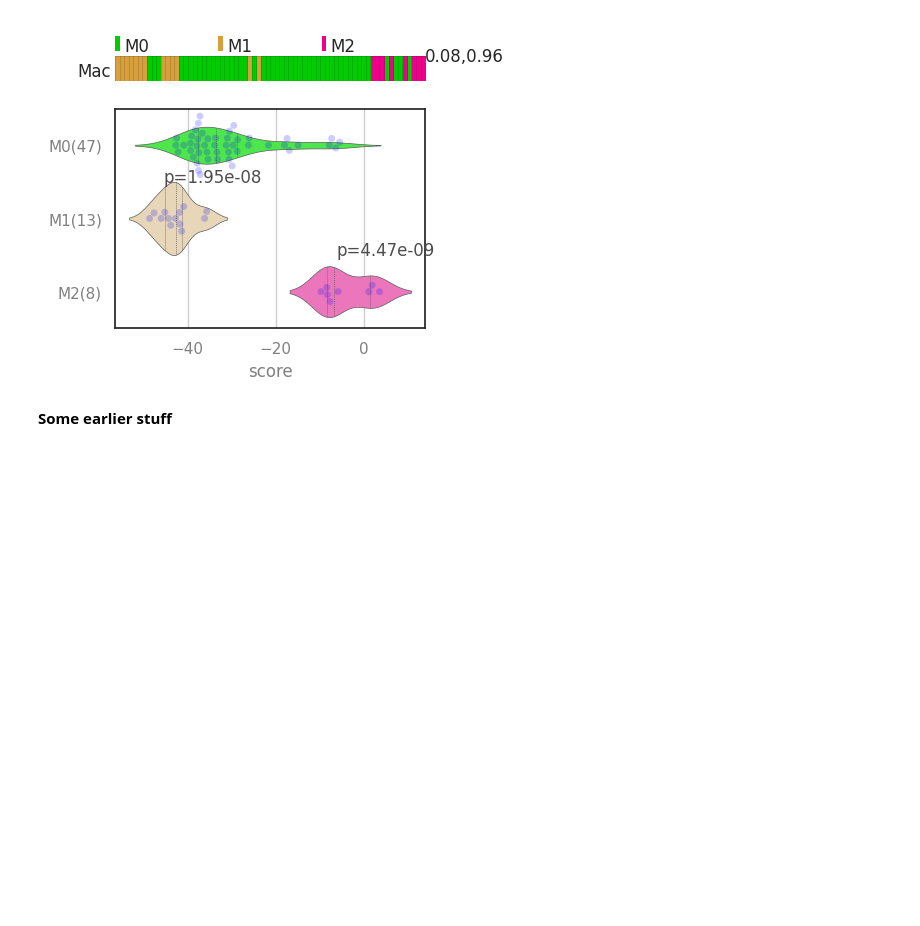
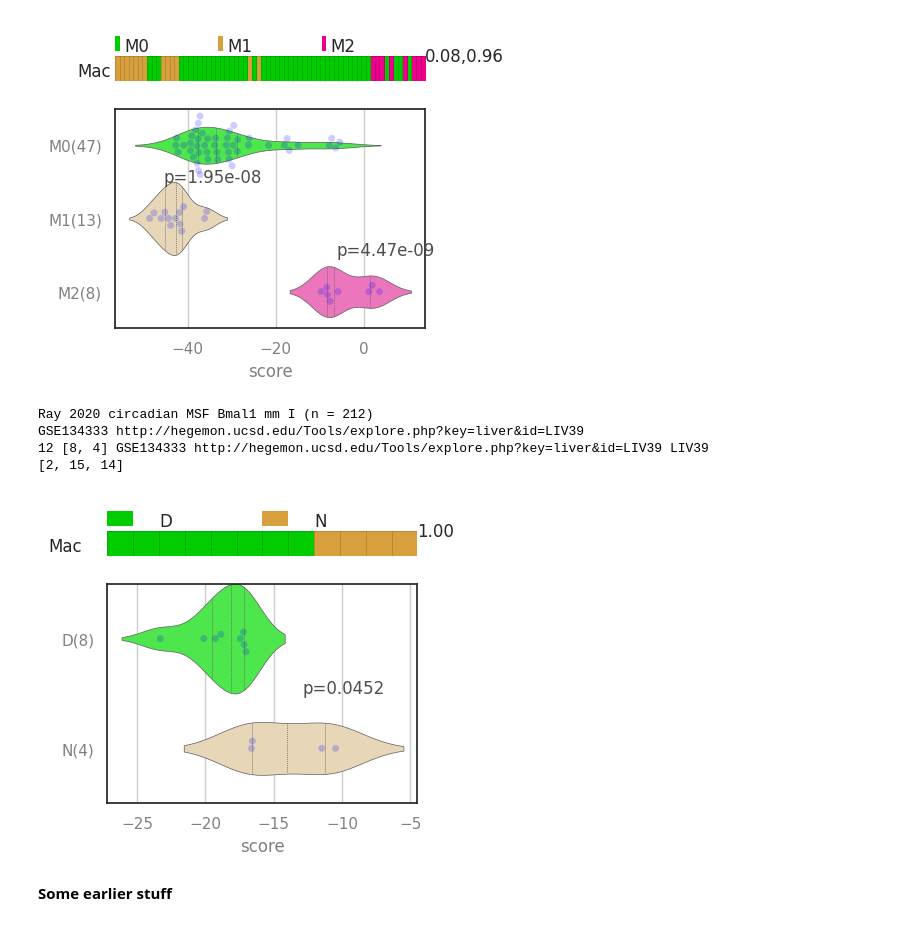
Before and after one commit to tirtharajdash/MAC-CR, a Jupyter notebook: main.ipynb, the cells around one changed output. Cells and saved outputs as stored; diff of their text form; code cells hidden in the pictures; blank space fills up the shorter version.

```diff
--- a/main.ipynb
+++ b/main.ipynb
@@ -891,6 +1025,45 @@ GEO http://hegemon.ucsd.edu/Tools/explore.php?key=gbm&id=G16
 [5, 30, 25]
 ['0.59', '0.93', '0.97']
 [figure]
+# %%
+#wt1, l1 = getCls13a14a3() #Original SMaRT
+wt1, l1 = getSMaRT_Keller_C13a14a3Hs() #cSMaRT
+
+#ana = mut.MacAnalysis()
+ana = IMMAnalysis()
+
+#cSMaRT doesn't work
+#ana.getKervezee2018()
+#ana.getKervezee2019()
+#ana.getResuehr2019()
+#ana.getChristou2019()
+#ana.getWatson2017()
+#ana.getMorton2020()
+#ana.getAggarwal2022()
+#ana.getPanda2021()
+#ana.getMure2018()
+#ana.getZhang2014()
+#ana.getTognini2017()
+#ana.getWeger2019()
+#ana.getWu2018()
+#ana.getDAmore2018()
+
+#cSMaRT works
+ana.getRay2020()
+#ana.getPatel2019()
+
+#ana.normGene("DBP")
+#ana.orderDataDf(l1, wt1)
+ana.orderData(l1, wt1)
+
+fig = mut.plotViolinBar(ana, "Mac")
+#ana.getMacMetrics(ana.cval[0])
+# %% [output]
+Ray 2020 circadian MSF Bmal1 mm I (n = 212)
+GSE134333 http://hegemon.ucsd.edu/Tools/explore.php?key=liver&id=LIV39
+12 [8, 4] GSE134333 http://hegemon.ucsd.edu/Tools/explore.php?key=liver&id=LIV39 LIV39
+[2, 15, 14]
+[figure, added]
 # %% [markdown]
 **Some earlier stuff**
 # %%
```
Also changed, not shown: parts of 4 cells of this notebook, 2 other files.
